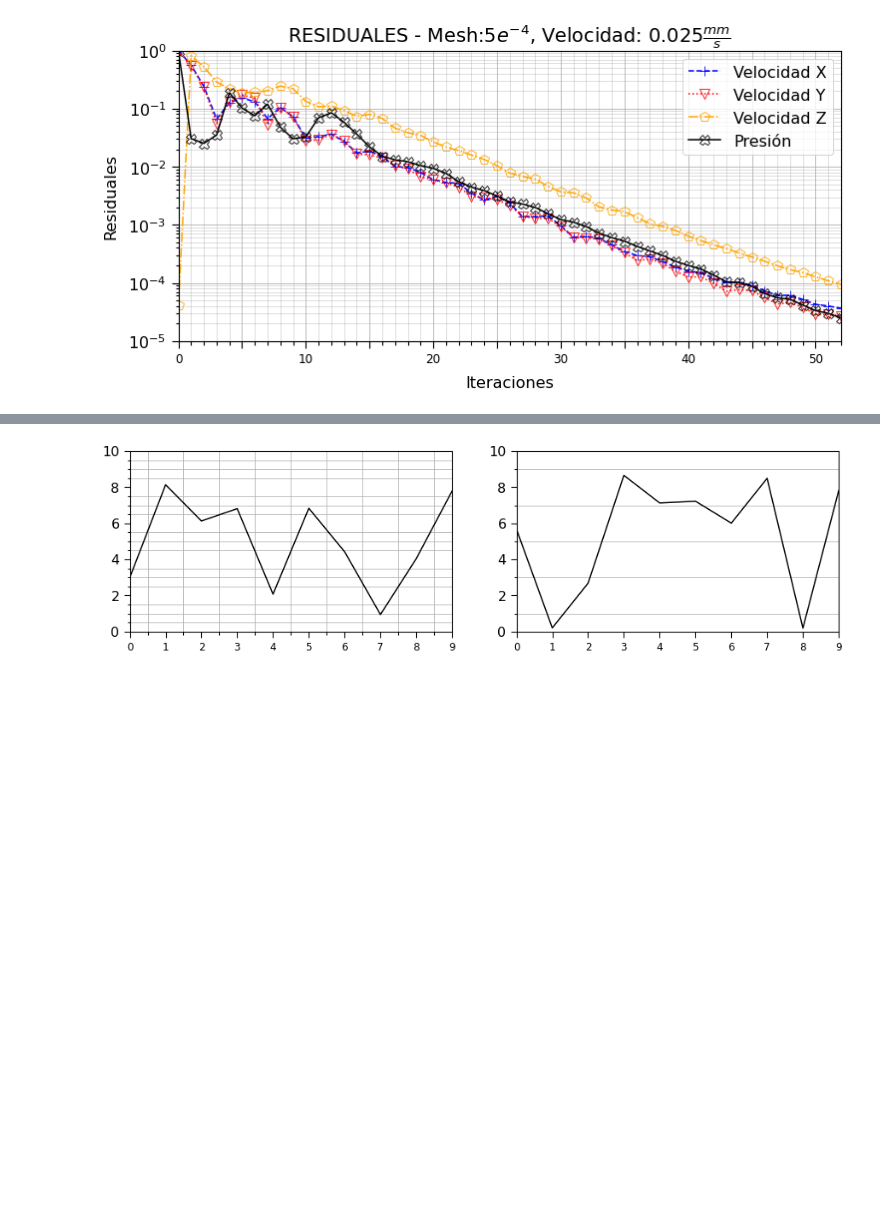
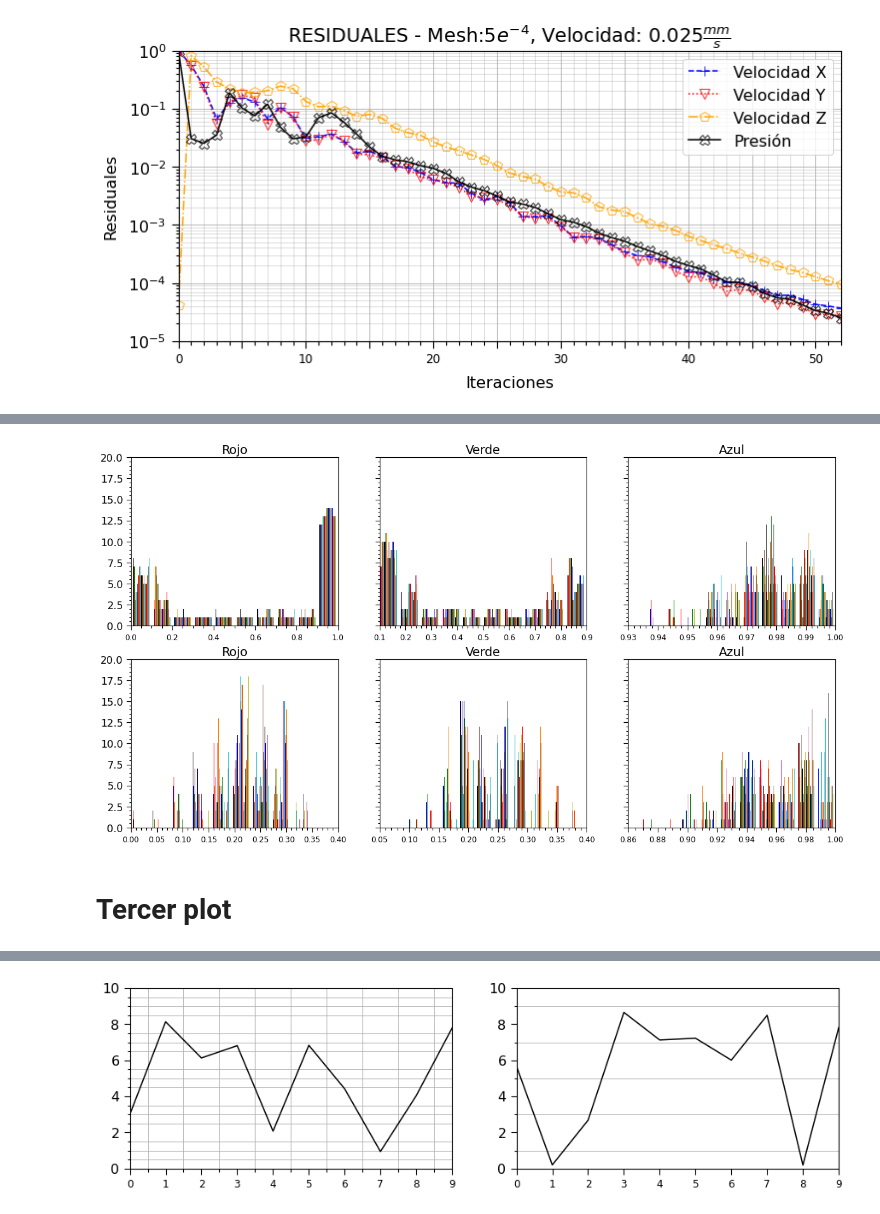
Before and after one commit to And2300/Trash, a Jupyter notebook: plots_C3.ipynb, the cells around one changed output, grey strips where cells are left out. Cells and saved outputs as stored; diff of their text form; code cells hidden in the pictures; blank space fills up the shorter version.

```diff
--- a/plots_C3.ipynb
+++ b/plots_C3.ipynb
@@ -117,0 +251,43 @@ plt.show()
+# %%
+def im2double(im):
+    min_val = np.min(im.ravel())
+    max_val = np.max(im.ravel())
+    out = (im.astype('float') - min_val) / (max_val - min_val)
+    return out
+
+from PIL import Image
+from numpy import asarray
+# load the image
+image = Image.open('4_1_DSC_0040_1.jpg')
+data = asarray(image)
+data = im2double(data)
+
+image2 = Image.open('4_1_DSC_0040_12.jpg')
+data2 = asarray(image2)
+data2 = im2double(data2)
+
+fig, axs = plt.subplots(2, 3, figsize=(20, 10), sharey=True)
+#fig.suptitle('Entrada')
+axs[0][0].hist(data[:,:,0])
+axs[0][0].set_title('Rojo')
+axs[0][1].hist(data[:,:,1])
+axs[0][1].set_title('Verde')
+axs[0][2].hist(data[:,:,2])
+axs[0][2].set_title('Azul')
+
+#fig.subplots_adjust(top=1.5)
+#fig.suptitle('Salida\n')
+axs[1][0].hist(data2[:,:,0])
+axs[1][0].set_title('Rojo')
+axs[1][1].hist(data2[:,:,1])
+axs[1][1].set_title('Verde')
+axs[1][2].hist(data2[:,:,2])
+axs[1][2].set_title('Azul')
+
+plt.show()
+
+fig.savefig("multi.png", dpi=500,bbox_inches='tight')
+# %% [output]
+[figure, added]
+# %% [markdown]
+# Tercer plot
```
Also changed, not shown: parts of 36 cells of this notebook.
